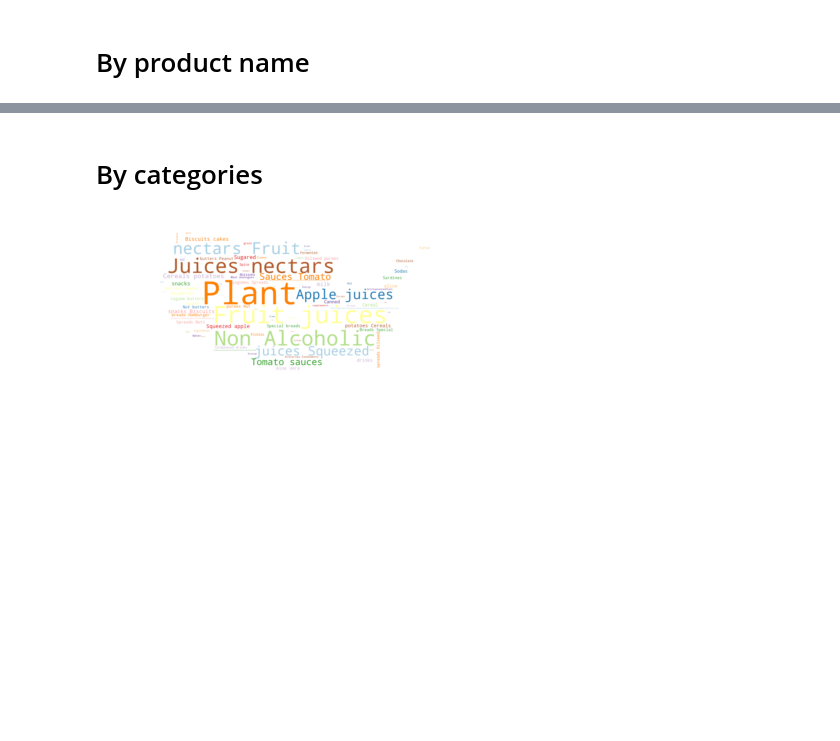
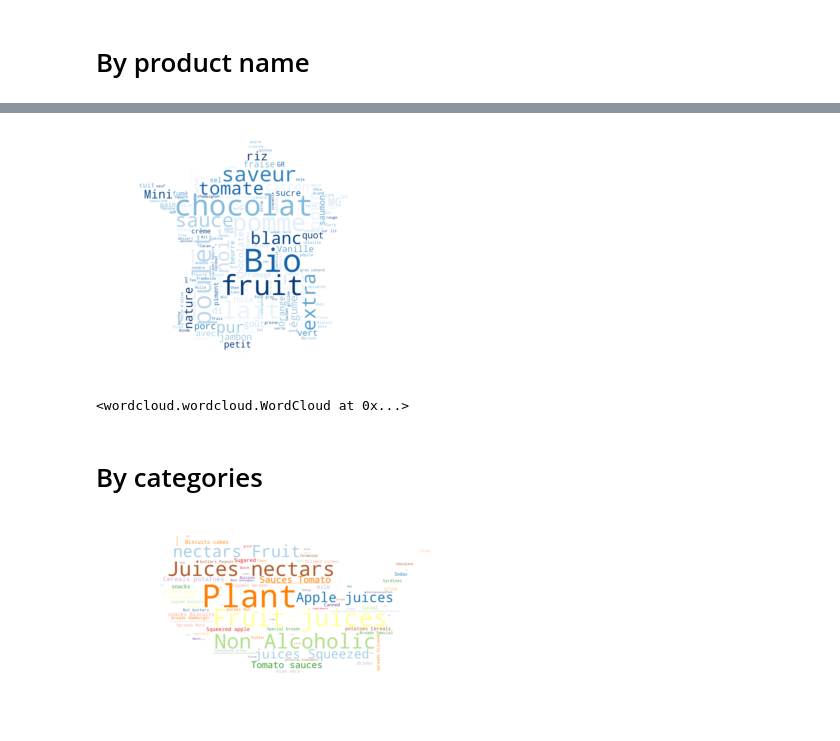
Before and after one commit to emmwel/ADAeda, a Jupyter notebook: Project/wordcloud.ipynb, the cells around one changed output, grey strips where cells are left out. Cells and saved outputs as stored; diff of their text form; code cells hidden in the pictures; blank space fills up the shorter version.

```diff
--- a/Project/wordcloud.ipynb
+++ b/Project/wordcloud.ipynb
@@ -30,16 +30,19 @@ wordcloud.to_file('img/us.png')
 # %%
 text = france['product_name'].sample(60000).astype(str).agg(sum)
 stopwords = set(STOPWORDS)
 stopwords.update(["au", "de", "la", "aux", "en", "du", "et", "sans","des","le"])
 
 # Generate a word cloud image
-wordcloud = WordCloud(max_words=150, stopwords=stopwords, background_color="white", mask = fr_mask, colormap="magma")
+wordcloud = WordCloud(max_words=150, stopwords=stopwords, background_color="white", mask = fr_mask, colormap="Blues")
 wordcloud.generate(text)
 plt.figure()
 plt.imshow(wordcloud, interpolation="bilinear")
 plt.axis("off")
 plt.show()
 wordcloud.to_file('img/france.png')
+# %% [output]
+[figure, added]
+<wordcloud.wordcloud.WordCloud at 0x...>
 # %% [markdown]
 # By categories
 # %%
```
Also changed, not shown: parts of 1 cell of this notebook, 5 other files.
